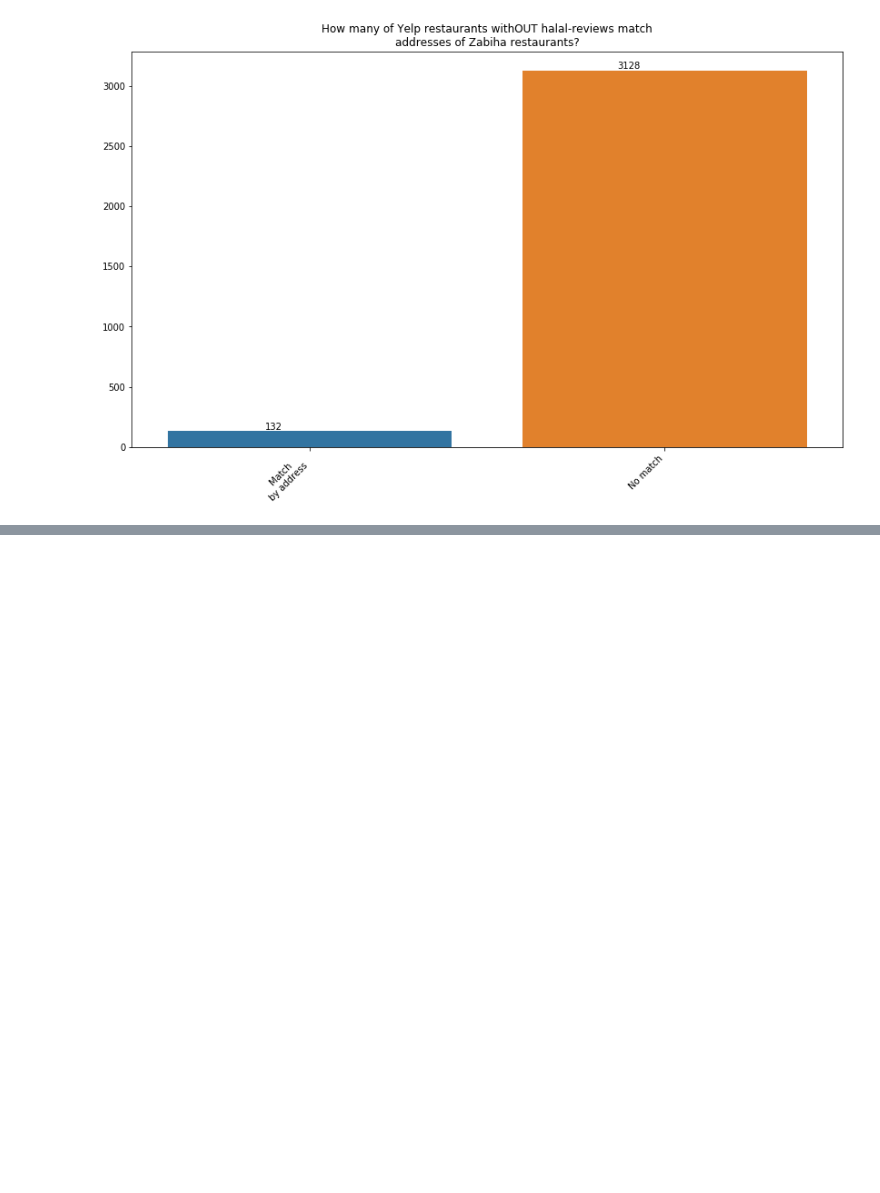
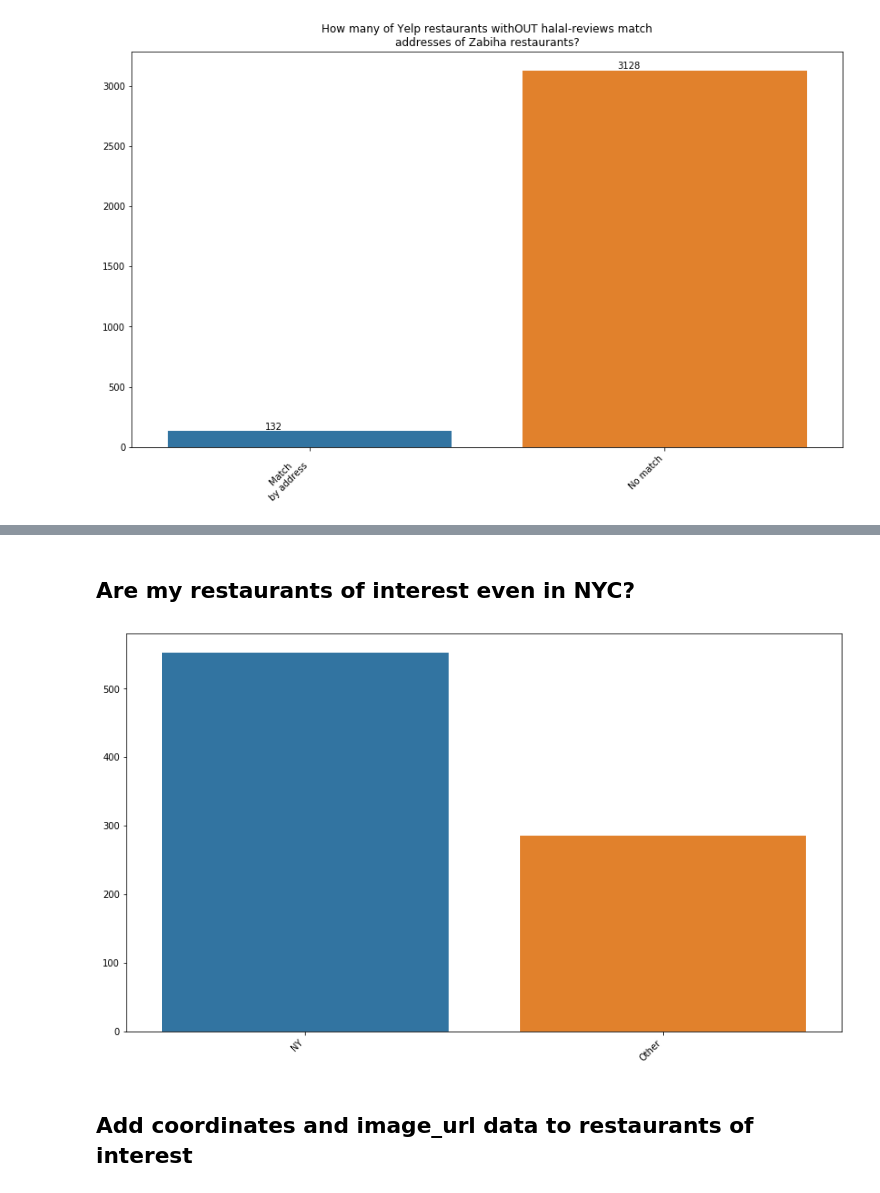
Before and after one commit to WAzaizeh/Halal_o_Meter, a Jupyter notebook: src/data/EDA/Yelp_EDA.ipynb, the cells around one changed output, grey strips where cells are left out. Saved outputs shown, nothing was run; the diff lists cells and outputs as text; code cells hidden in the pictures; blank space fills up the shorter version.

```diff
--- a/src/data/EDA/EDA.ipynb
+++ b/src/data/EDA/Yelp_EDA.ipynb
@@ -227,0 +206,12 @@ TypeError: tuple indices must be integers or slices, not str
+# %% [markdown]
+## Are my restaurants of interest even in NYC?
+# %%
+ny_or_not = halal_df['address'].apply(lambda x: 'ny' in x)
+ny_or_not_count = [sum(ny_or_not), len(ny_or_not)-sum(ny_or_not)]
+plt.figure(figsize=(14, 8))
+g = sns.barplot(x=['NY','Other'], y=ny_or_not_count)
+g_labels = g.set_xticklabels(g.get_xticklabels(), rotation=45, horizontalalignment='right')
+# %% [output]
+[figure, added]
+# %% [markdown]
+## Add coordinates and image_url data to restaurants of interest
```
Also changed, not shown: parts of 12 cells of this notebook, 17 other files.
